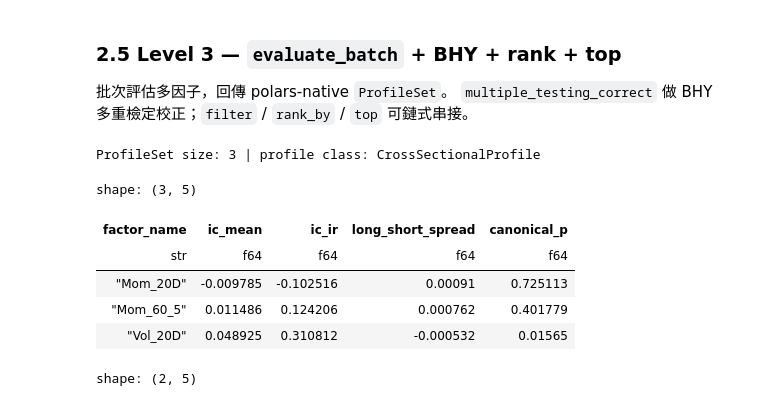
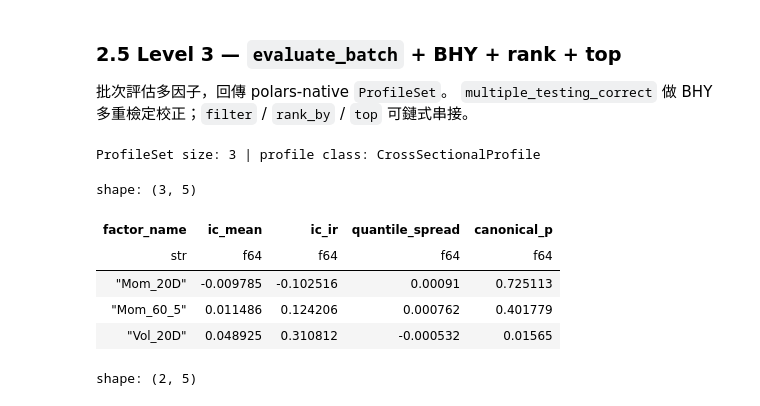
Before and after one commit to awwesomeman/factrix, a Jupyter notebook: experiments/demo.ipynb, the cells around one changed output. Drawn from its saved outputs; the diff is of its cells as text; code cells hidden in the pictures.

```diff
--- a/experiments/demo.ipynb
+++ b/experiments/demo.ipynb
@@ -481,22 +481,22 @@ for p in ps_l2.rank_by('ic_ir', descending=True).top(2):
 # %%
 # 準備三個候選 CS 因子
 mom60_raw = generate_momentum_60d(raw_demo)
 vol20_raw = generate_volatility(raw_demo, lookback=20)
 mom60 = fl.preprocess(mom60_raw, config=fl.CrossSectionalConfig())
 vol20 = fl.preprocess(vol20_raw, config=fl.CrossSectionalConfig())
 
 factors_map = {
     'Mom_20D': mom20,
     'Mom_60_5': mom60,
     'Vol_20D': vol20,
 }
 ps = fl.evaluate_batch(factors_map, factor_type='cross_sectional')
 print('ProfileSet size:', len(ps), '| profile class:', ps.profile_cls.__name__)
-ps.to_polars().select(['factor_name', 'ic_mean', 'ic_ir', 'long_short_spread', 'canonical_p'])  # quick glance
+ps.to_polars().select(['factor_name', 'ic_mean', 'ic_ir', 'quantile_spread', 'canonical_p'])  # quick glance
 # %% [output]
 ProfileSet size: 3 | profile class: CrossSectionalProfile
 shape: (3, 5)
-| factor_name | ic_mean | ic_ir | long_short_spread | canonical_p |
+| factor_name | ic_mean | ic_ir | quantile_spread | canonical_p |
 | str | f64 | f64 | f64 | f64 |
 | "Mom_20D" | -0.009785 | -0.102516 | 0.00091 | 0.725113 |
 | "Mom_60_5" | 0.011486 | 0.124206 | 0.000762 | 0.401779 |
```
Also changed, not shown: parts of 7 cells of this notebook, 11 other files.
